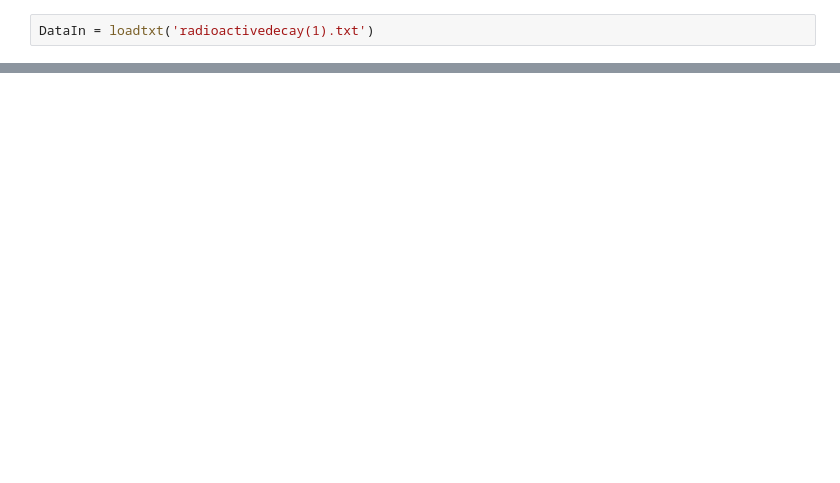
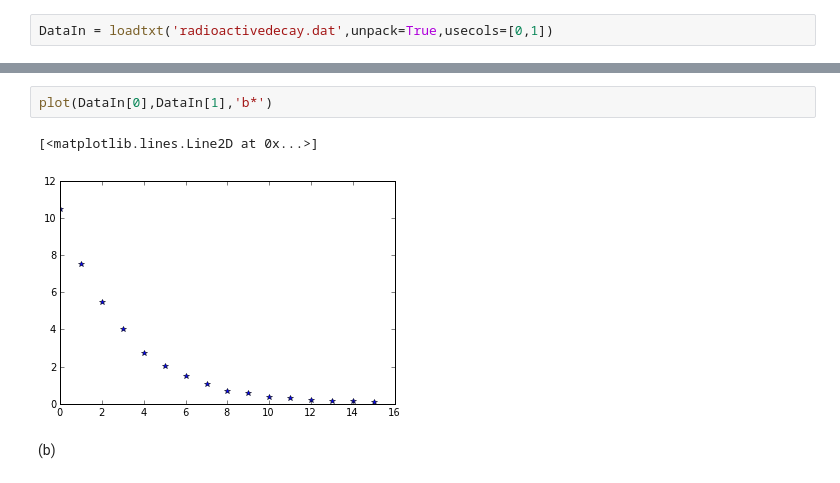
Before and after one commit to aalittlephys202/PHYS202-S13, a Jupyter notebook: Week10/More Linear Regression and Generic Curve Fitting.ipynb, the cells around one changed output, grey strips where cells are left out. Cells and saved outputs as stored; diff of their text form; blank space fills up the shorter version.

```diff
--- a/Week10/More Linear Regression and Generic Curve Fitting.ipynb
+++ b/Week10/More Linear Regression and Generic Curve Fitting.ipynb
@@ -1,2 +6,2 @@
 # %%
-DataIn = loadtxt('radioactivedecay(1).txt')
+DataIn = loadtxt('radioactivedecay.dat',unpack=True,usecols=[0,1])
@@ -4,0 +15,7 @@ IOError: [Errno 2] No such file or directory: 'radioactivedecay(1).txt'
+# %%
+plot(DataIn[0],DataIn[1],'b*')
+# %% [output]
+[<matplotlib.lines.Line2D at 0x...>]
+[figure, added]
+# %% [markdown]
+(b)
```
Also changed, not shown: parts of 42 cells of this notebook, 4 other files.
